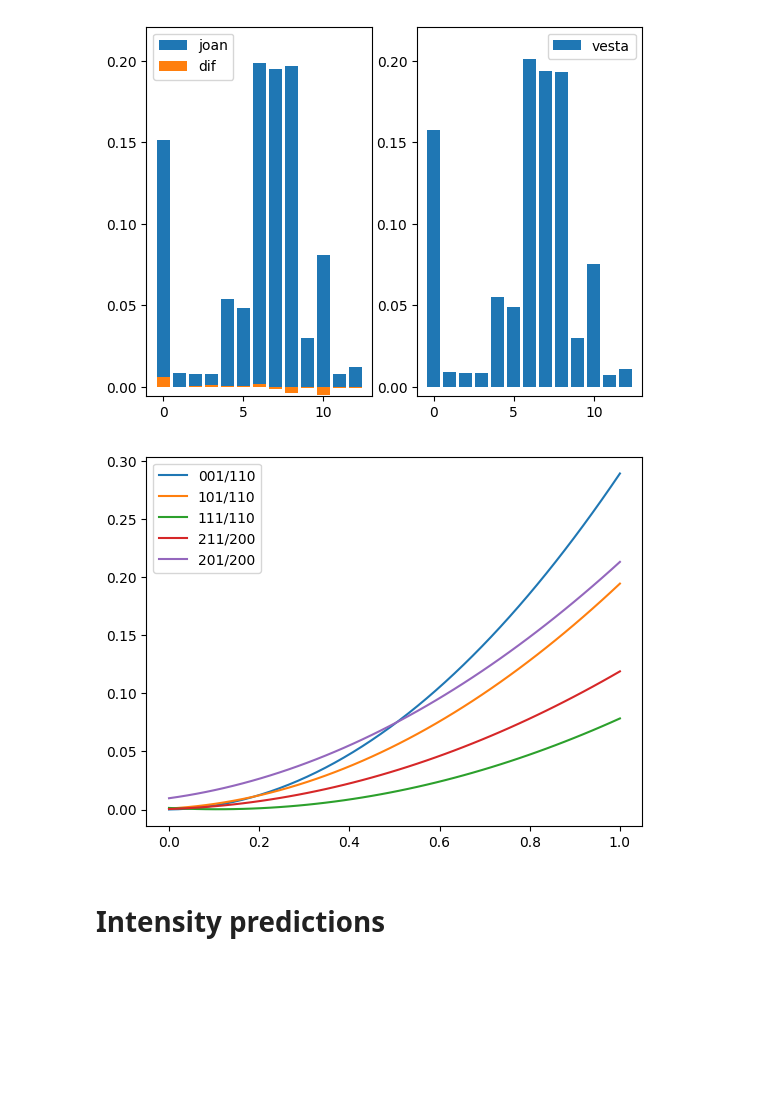
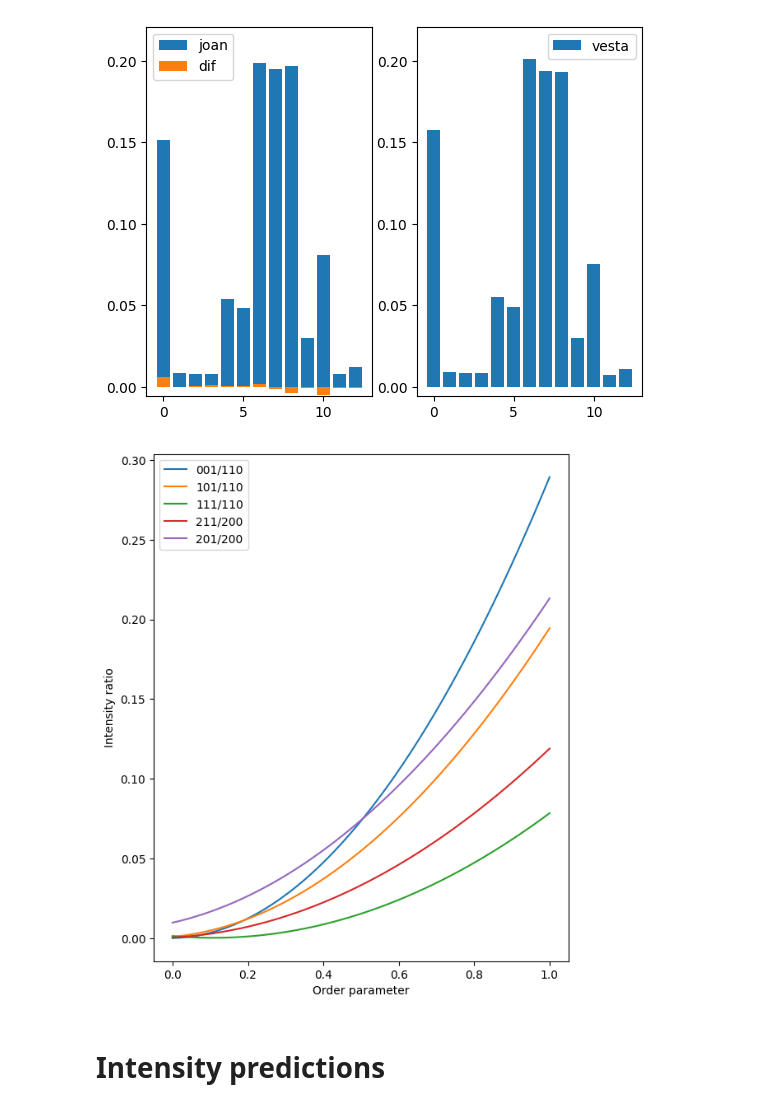
Before and after one commit to beepmo/intense_XRD, a Jupyter notebook: hkl_intensity_calculator3.ipynb, the cells around one changed output. Saved outputs shown, nothing was run; the diff lists cells and outputs as text; code cells hidden in the pictures; blank space fills up the shorter version.

```diff
--- a/hkl_intensity_calculator3.ipynb
+++ b/hkl_intensity_calculator3.ipynb
@@ -494,34 +494,38 @@ i101 = I('101', LTO_abc, x,M_double_perov, L2p3TO_S) \
      + I('011', LTO_abc, x,M_double_perov, L2p3TO_S)
 
 i111 = I('111', LTO_abc, x,M_double_perov, L2p3TO_S) \
      + I('003', LTO_abc, x,M_double_perov, L2p3TO_S)
 
 i110 = I('110', LTO_abc, x, M_double_perov, L2p3TO_S) \
      + I('102', LTO_abc, x, M_double_perov, L2p3TO_S) \
      + I('012', LTO_abc, x, M_double_perov, L2p3TO_S)
 
 i200 = I('200', LTO_abc, x, M_double_perov, L2p3TO_S) \
      + I('020', LTO_abc, x, M_double_perov, L2p3TO_S) \
      + I('004', LTO_abc, x, M_double_perov, L2p3TO_S)
 
 i201 = I('201', LTO_abc, x, M_double_perov, L2p3TO_S) \
      + I('021', LTO_abc, x, M_double_perov, L2p3TO_S) \
      + I('113', LTO_abc, x, M_double_perov, L2p3TO_S)
 
 i211 = I('211', LTO_abc, x, M_double_perov, L2p3TO_S) \
      + I('121', LTO_abc, x, M_double_perov, L2p3TO_S)
 
+plt.figure(figsize=(6.5,8))
+
 plt.plot(sigma(x),i001/i110,label='001/110')
 plt.plot(sigma(x),i101/i110,label='101/110')
 plt.plot(sigma(x),i111/i110,label='111/110')
 plt.plot(sigma(x),i211/i200,label='211/200')
 plt.plot(sigma(x),i201/i200,label='201/200')
 
+plt.xlabel('Order parameter')
+plt.ylabel('Intensity ratio')
 
 plt.legend()
 plt.savefig('/Users/beep/Desktop/La2-3/La2-3_Uchino_Fig5_reconstruction')
 # %% [output]
-[figure, old version]
+[figure, new version]
 # %% [markdown]
 # Intensity predictions
 # %% [markdown]
```
Also changed, not shown: parts of 10 cells of this notebook.
